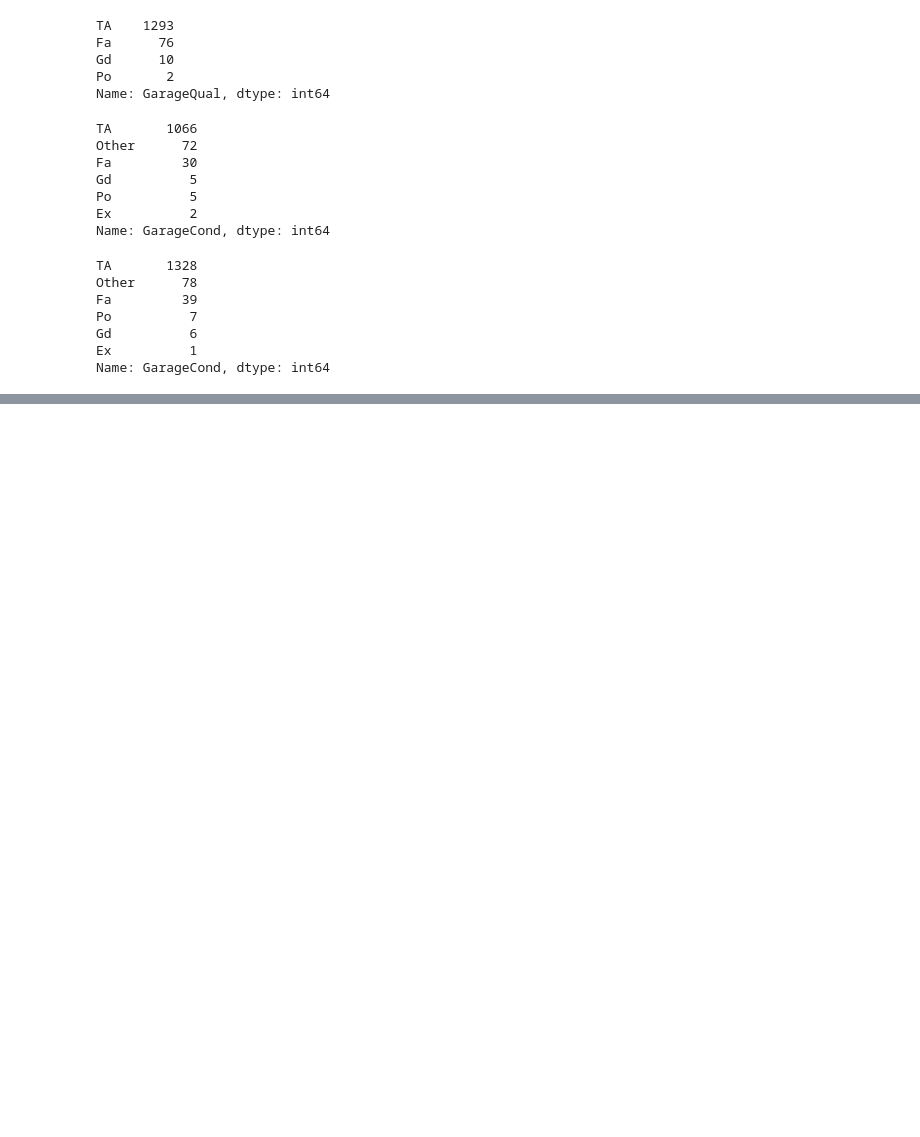
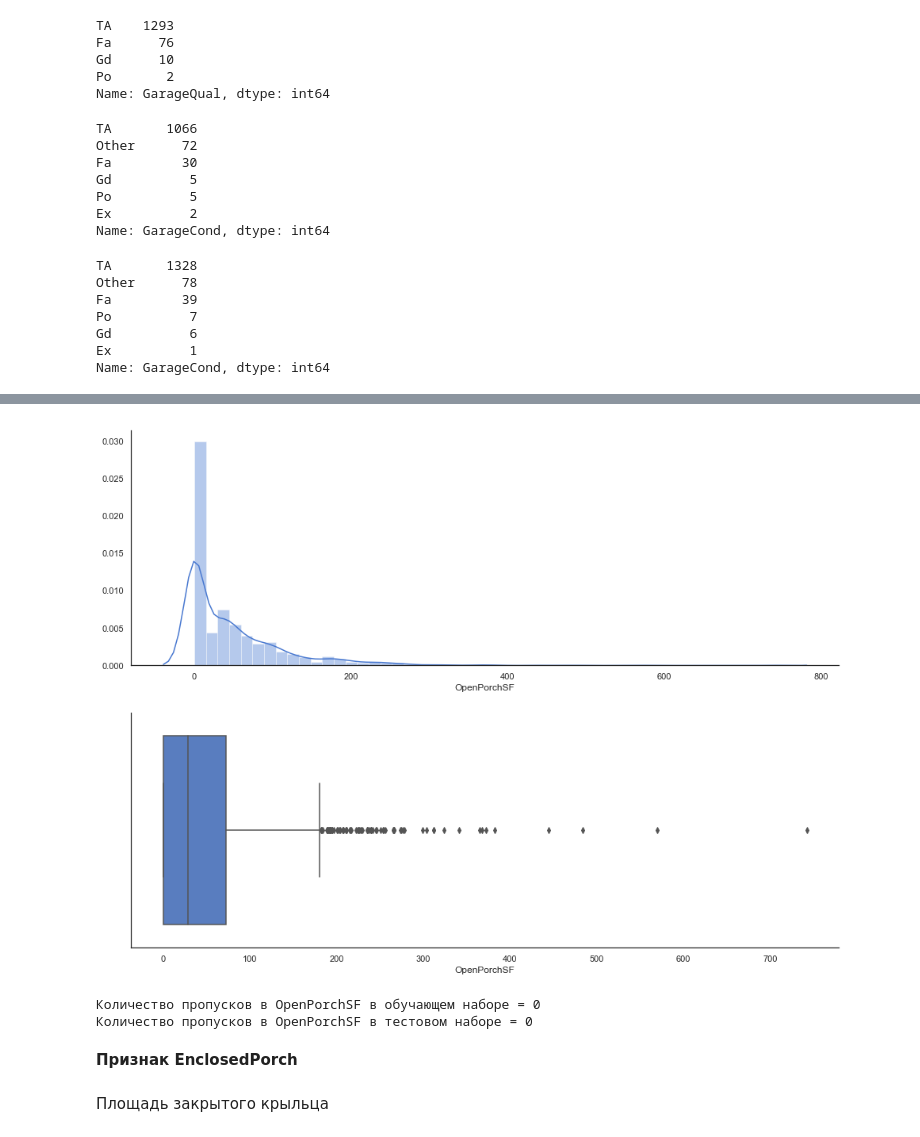
Before and after one commit to rusantsovsv/my_kaggle, a Jupyter notebook: house_prices/house_prices_cleaning.ipynb, the cells around one changed output, grey strips where cells are left out. Cells and saved outputs as stored; diff of their text form; code cells hidden in the pictures; blank space fills up the shorter version.

```diff
--- a/house_prices/house_prices_cleaning.ipynb
+++ b/house_prices/house_prices_cleaning.ipynb
@@ -2477,0 +2556,13 @@ Name: GarageCond, dtype: int64
+# %%
+show_hist_and_box(test['OpenPorchSF'])
+# %% [output]
+[figure, added]
+# %%
+show_train_test_col('OpenPorchSF')
+# %% [output]
+Количество пропусков в OpenPorchSF в обучающем наборе = 0
+Количество пропусков в OpenPorchSF в тестовом наборе = 0
+# %% [markdown]
+**Признак EnclosedPorch**
+# %% [markdown]
+Площадь закрытого крыльца
```
Also changed, not shown: parts of 60 cells of this notebook.
